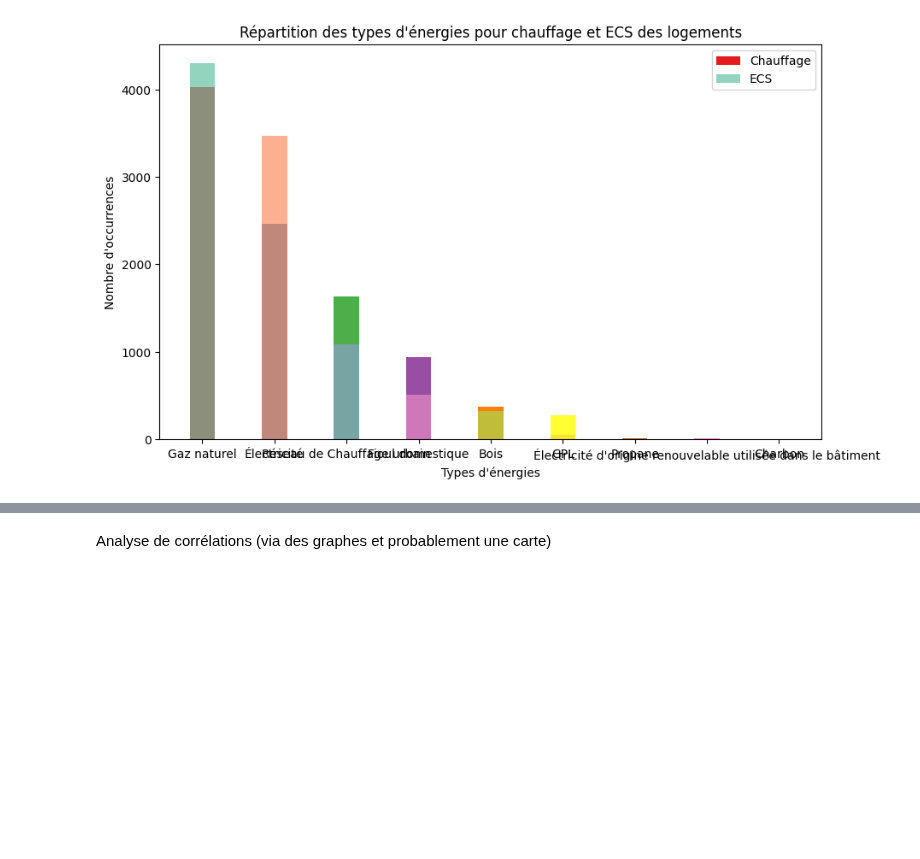
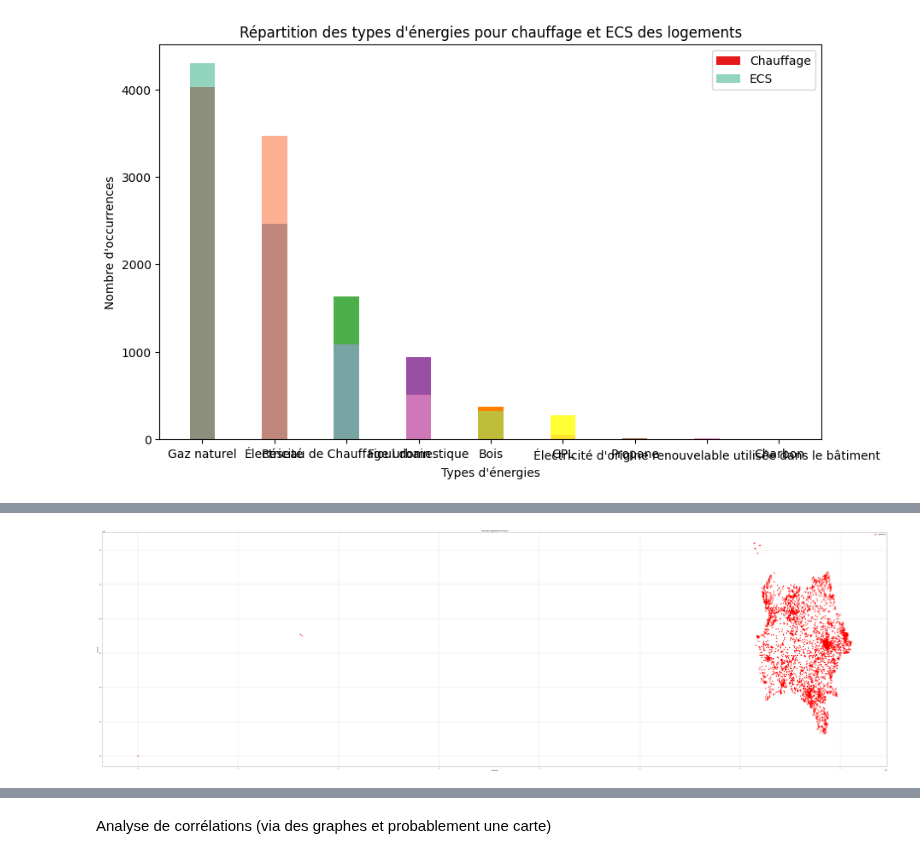
Before and after one commit to LACHQER-Wiam/Projet-Python, a Jupyter notebook: data.ipynb, the cells around one changed output, grey strips where cells are left out. Cells and saved outputs as stored; diff of their text form; code cells hidden in the pictures; blank space fills up the shorter version.

```diff
--- a/data.ipynb
+++ b/data.ipynb
@@ -299 +413,16 @@ Repésentation géographique des données à l'aide de géopandas
+# %%
+latitude = df_DPE['Coordonnée_cartographique_X_(BAN)']
+longitude = df_DPE['Coordonnée_cartographique_Y_(BAN)']
+
+#carte de la France
+plt.figure(figsize=(100, 30))
+plt.scatter(longitude, latitude, color='red', marker='o', s=50, label='Logements')
+plt.xlabel('Longitude')
+plt.ylabel('Latitude')
+plt.title('Carte des Logements en France')
+plt.legend()
+plt.grid(True)
+plt.show()
+# %% [output]
+[figure, added]
 # %%
```
Also changed, not shown: parts of 11 cells of this notebook.
